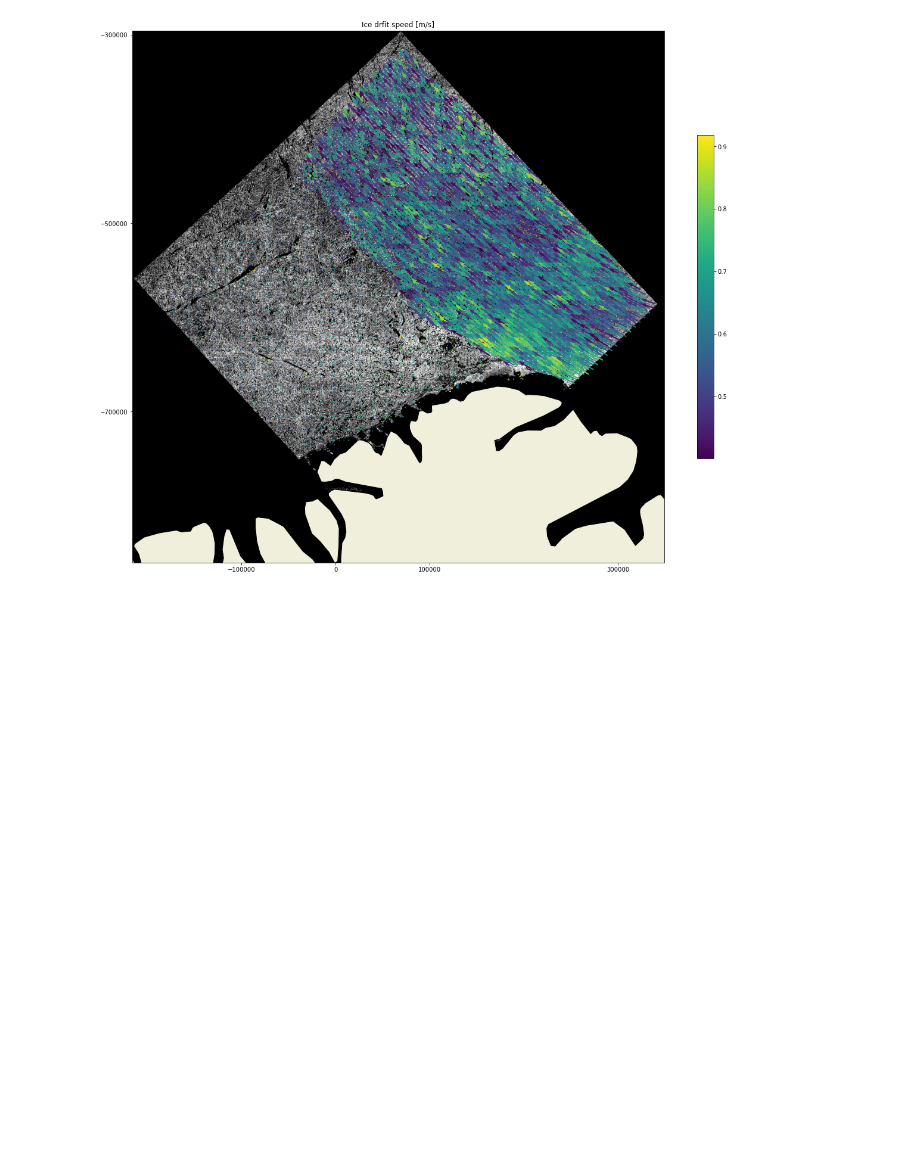
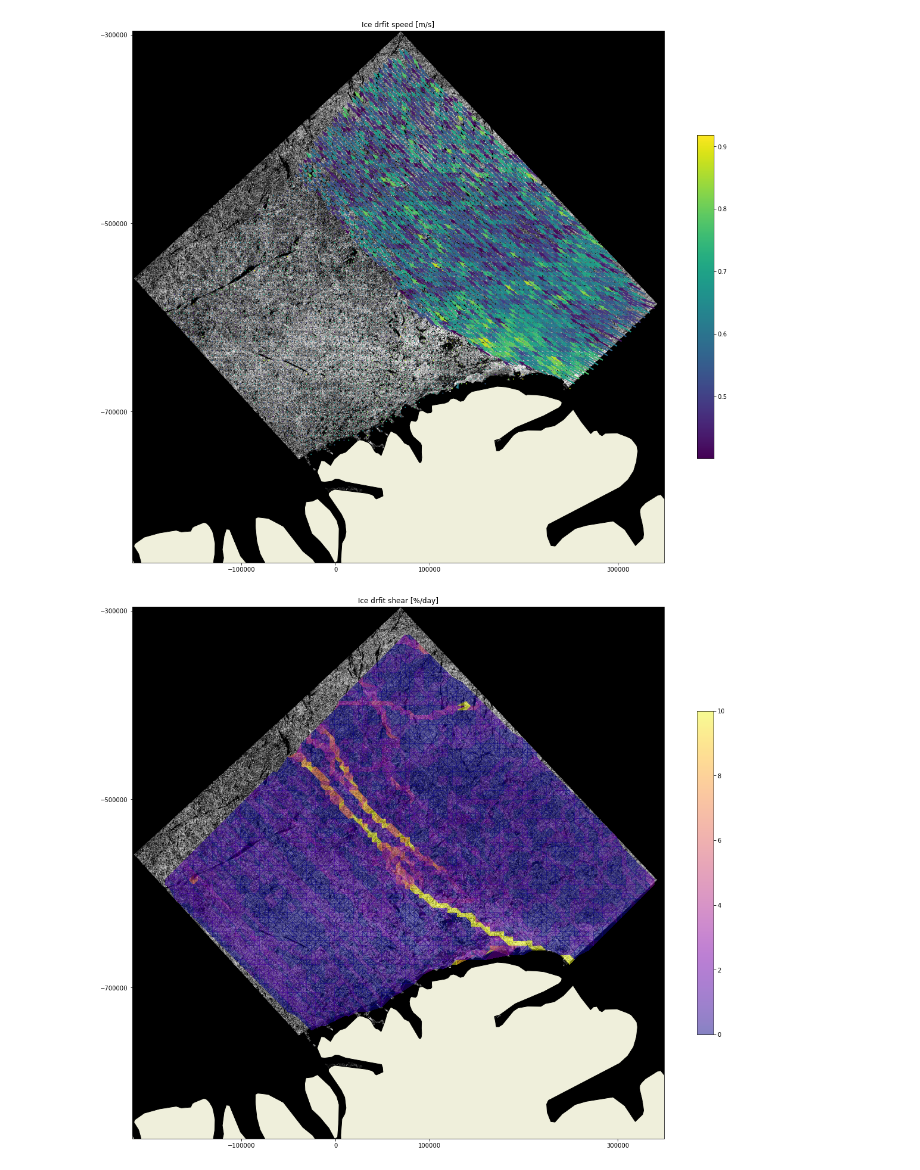
Before and after one commit to nansencenter/sea_ice_drift, a Jupyter notebook: examples/detailed.ipynb, the cells around one changed output. Cells and saved outputs as stored; diff of their text form; code cells hidden in the pictures; blank space fills up the shorter version.

```diff
--- a/examples/detailed.ipynb
+++ b/examples/detailed.ipynb
@@ -168,6 +169,31 @@ ax.set_ylim([y1pm.min(), y1pm.max()])
 plt.show()
 # %% [output]
 [figure]
+# %%
+# compute deformation components [1/s], area [m2], perimeter [m], triangulation
+e1, e2, e3, a, p, t = get_deformation_nodes(x1pm[gpi], y1pm[gpi], u[gpi], v[gpi])
+# create mask for invalid elements (too squeezed or too large)
+mask = (np.sqrt(a)/p < 0.15) + (a > 1e8)
+# %%
+# plot deformation on top of the SAR image
+
+plt.figure(figsize=(20,20))
+ax = plt.axes(projection=crs)
+
+ax.imshow(n1b1pro, cmap='gray', extent=[x1pm.min(), x1pm.max(), y1pm.min(), y1pm.max()], origin='upper')
+trp = plt.tripcolor(x1pm[gpi], y1pm[gpi], e2*24*60*60*100, triangles=t, vmin=0, vmax=10, cmap='plasma', mask=mask, alpha=0.5)
+
+plt.colorbar(trp, shrink=0.5)
+plt.title('Ice drfit shear [%/day]')
+ax.add_feature(land_50m, edgecolor='black')
+ax.set_xticks([-300000, -100000, 0, 100000, 300000])
+ax.set_yticks([-700000, -500000, -300000])
+
+ax.set_xlim([x1pm.min(), x1pm.max()])
+ax.set_ylim([y1pm.min(), y1pm.max()])
+plt.show()
+# %% [output]
+[figure, added]
 # %%
 # export u/v componets into netcdf file
 n_out = Nansat.from_domain(dom_pm)
```
Also changed, not shown: parts of 4 cells of this notebook, 1 other file.
